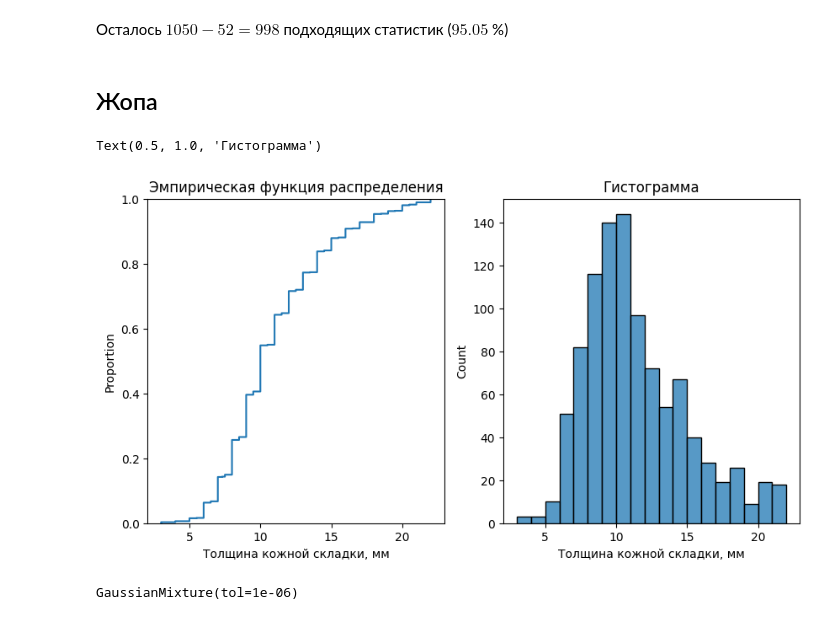
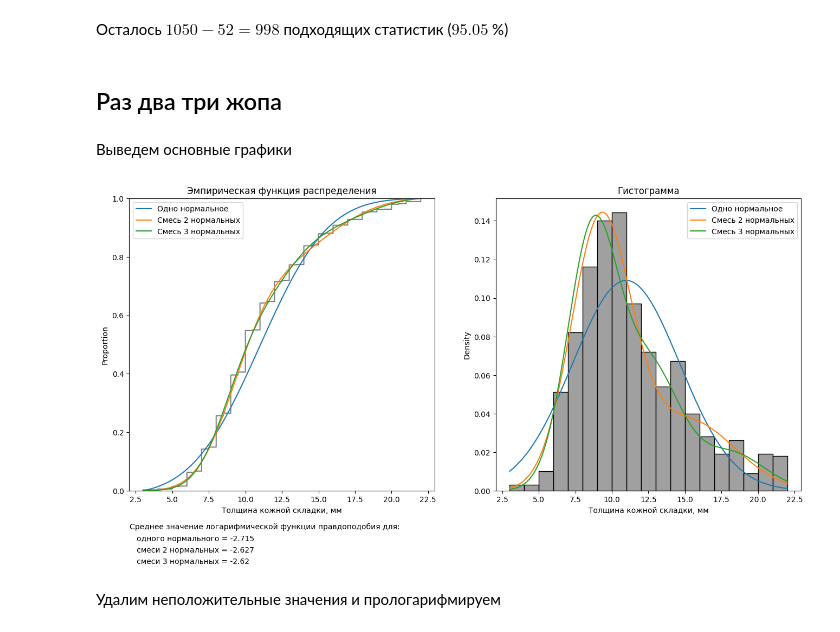
Before and after one commit to Sh0kerr/data_analysis, a Jupyter notebook: task_5/hw_5.ipynb, the cells around one changed output. Drawn from its saved outputs; the diff is of its cells as text; code cells hidden in the pictures.

```diff
--- a/task_5/hw_5.ipynb
+++ b/task_5/hw_5.ipynb
@@ -132,22 +134,63 @@ data
 Name: Толщина кожной складки, мм, Length: 998, dtype: object
 # %% [markdown]
 Осталось $ 1050 - 52 = 998 $ подходящих статистик ($ 95.05 $ %)
-# %% [markdown]
-## Жопа
-# %%
-plt.figure(figsize=(10, 5))
-
-plt.subplot(1, 2, 1)
-sns.ecdfplot(data).set_title("Эмпирическая функция распределения")
-
-plt.subplot(1, 2, 2)
-sns.histplot(data).set_title("Гистограмма")
-# %% [output]
-Text(0.5, 1.0, 'Гистограмма')
-[figure, removed]
-# %%
-gmm = GaussianMixture(n_components=1, tol=TOL)
-gmm.fit(np.expand_dims(data, 1))
-gmm
-# %% [output]
-GaussianMixture(tol=1e-06)
+# %% [markdown]
+## Раз два три жопа
+# %% [markdown]
+Выведем основные графики
+# %%
+min_stat, max_stat = data.min(), data.max()
+x = np.linspace(start=min_stat, stop=max_stat, num=2000)
+
+plt.figure(figsize=(16, 7))
+
+plt.subplot(1, 2, 1)
+sns.ecdfplot(data, color="gray").set_title("Эмпирическая функция распределения")  # type: ignore
+
+plt.subplot(1, 2, 2)
+sns.histplot(data, stat="density", color="gray").set_title("Гистограмма")  # type: ignore
+
+plt.text(
+    x=-23, y=-0.02, s="Среднее значение логарифмической функции правдоподобия для: "
+)
+
+for n_components in range(1, 4):
+    gmm = GaussianMixture(n_components)
+    gmm.fit(np.expand_dims(data, 1))
+
+    pdf = np.exp(gmm.score_samples(x.reshape(-1, 1)))
+    cdf = np.cumsum(pdf)
+    cdf /= cdf[-1]
+
+    label = (
+        f"Смесь {n_components} нормальных" if n_components > 1 else "Одно нормальное"
+    )
+
+    plt.subplot(1, 2, 1)
+    plt.plot(x, cdf, label=label)
+    plt.legend()
+
+    plt.subplot(1, 2, 2)
+    plt.plot(x, pdf, label=label)
+    plt.legend()
+
+    avg_log_likelihood = float(gmm.score(np.expand_dims(data, 1)).round(3))
+    text = (
+        f"   смеси {n_components} нормальных = "
+        if n_components > 1
+        else "   одного нормального = "
+    ) + str(avg_log_likelihood)
+
+    plt.text(
+        x=-23,
+        y=-0.02 - 0.006 * n_components,
+        s=str(text),
+        fontsize=10,
+        color="black",
+    )
+
+plt.show()
+# %% [output]
+[figure, added]
+# %% [markdown]
+Удалим неположительные значения и прологарифмируем
```
Also changed, not shown: parts of 4 cells of this notebook, 1 other file.
